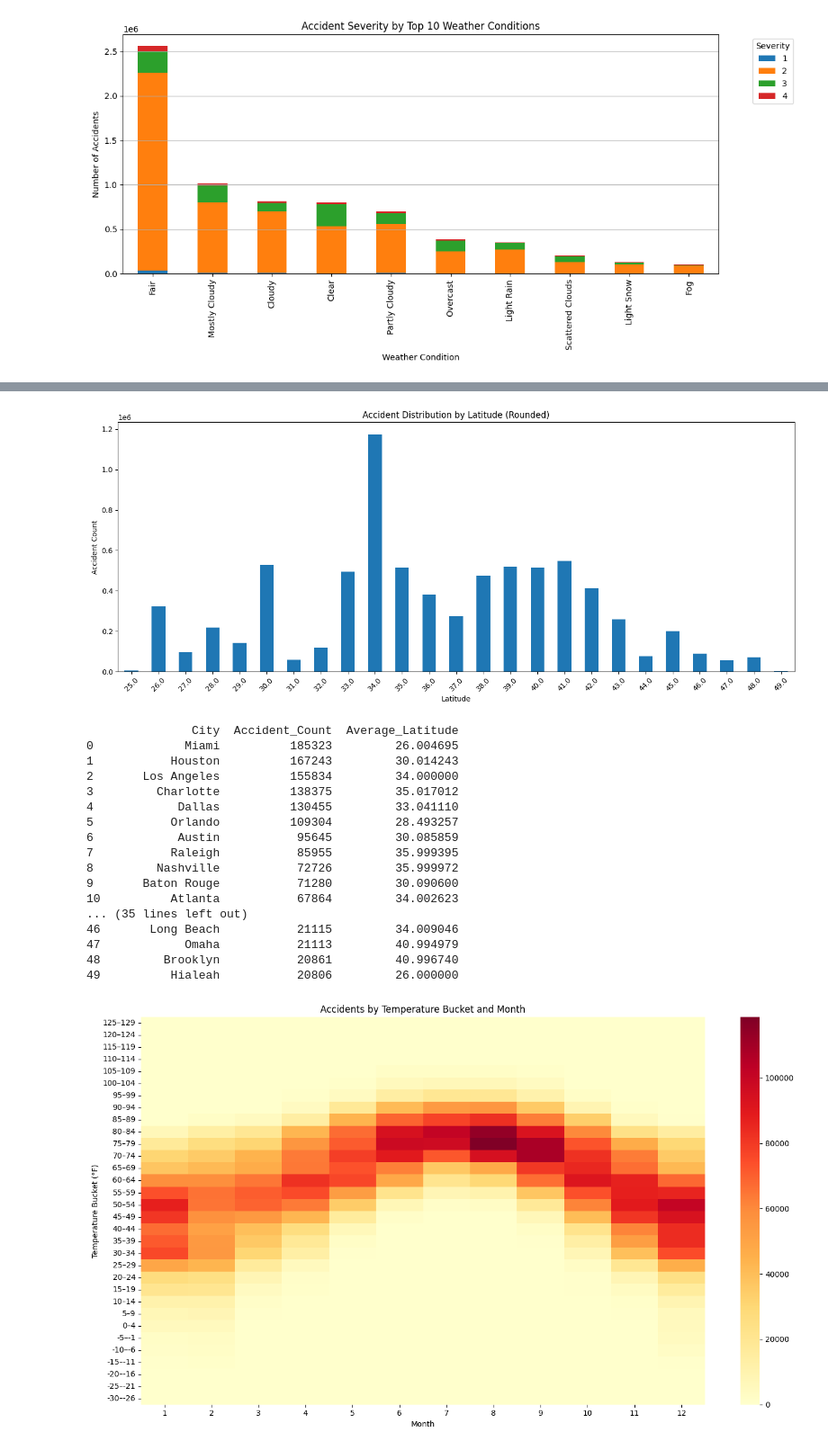
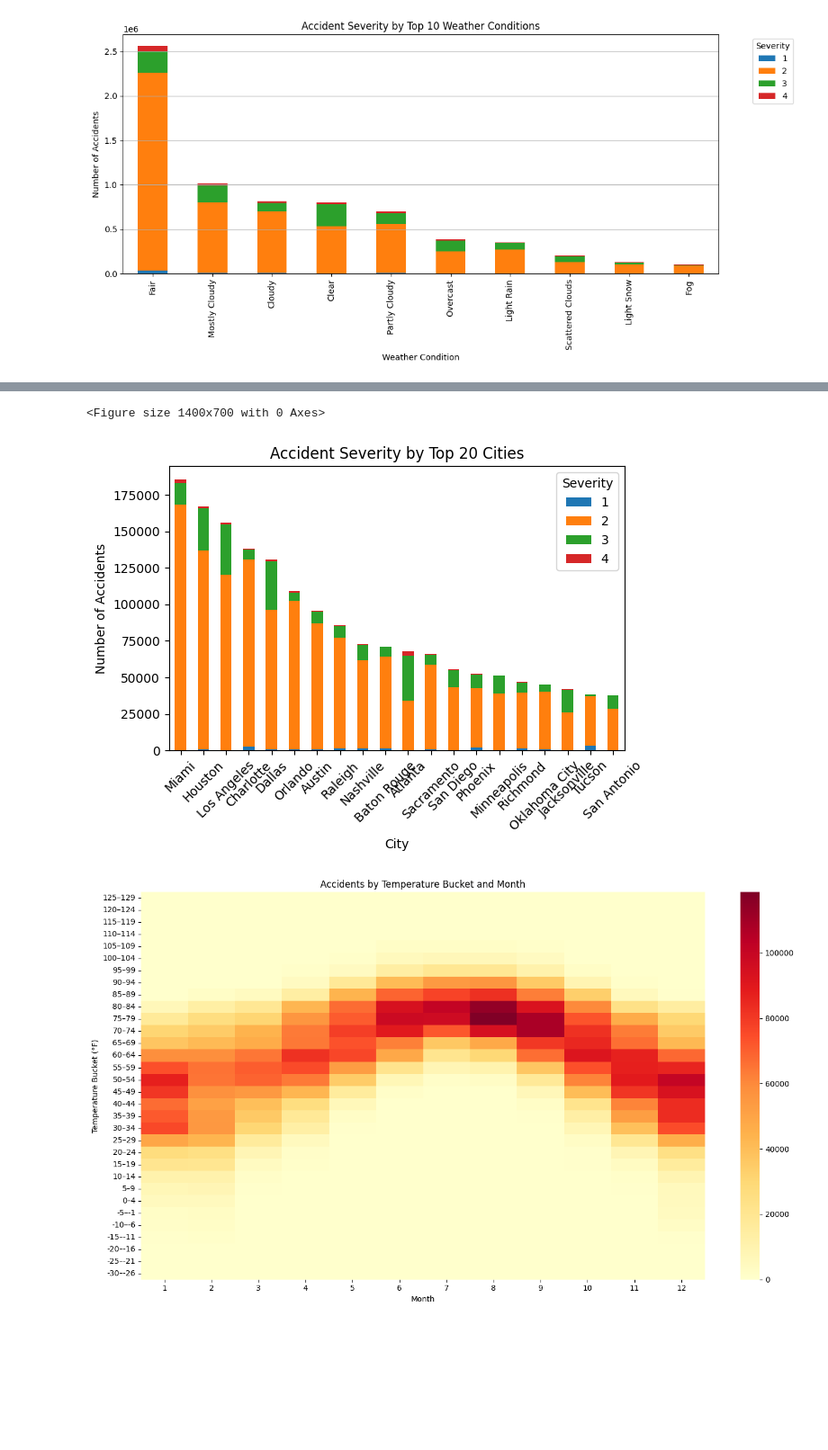
Before and after one commit to stephenliao08/Week11Project, a Jupyter notebook: DS_Capstone_Notebook.ipynb, the cells around one changed output, grey strips where cells are left out. Shown at 90% size. Saved outputs shown, nothing was run; the diff lists cells and outputs as text; code cells hidden in the pictures; blank space fills up the shorter version.

```diff
--- a/DS_Capstone_Notebook.ipynb
+++ b/DS_Capstone_Notebook.ipynb
@@ -175,5 +172,3 @@ df.drop(columns=['Median_State_Humidity'], inplace=True)
-# %%
-df = df[df['Humidity(%)'].notna()]
 # %%
 # Drop Wind_Chill(F)
 df.drop(columns=['Wind_Chill(F)'], inplace=True)
@@ -342,51 +299,29 @@ Name: count, dtype: int64
-# %%
-# Count of accidents per rounded latitude bucket
-lat_counts = df['Start_Lat'].value_counts().sort_index()
-
-# Plot
-plt.figure(figsize=(14, 6))
-lat_counts.plot(kind='bar')
-plt.title('Accident Distribution by Latitude (Rounded)')
-plt.xlabel('Latitude')
-plt.ylabel('Accident Count')
-plt.xticks(rotation=45)
-plt.tight_layout()
-plt.show()
-# %% [output]
-[figure, removed]
-# %%
-# Group by City to compute accident count and average latitude
-top_cities_lat = df.groupby('City').agg({
-    'ID': 'count',
-    'Start_Lat': 'mean'
-}).rename(columns={
-    'ID': 'Accident_Count',
-    'Start_Lat': 'Average_Latitude'
-})
-
-# Sort by accident count and get the top 20
-top_20_cities_lat = top_cities_lat.sort_values(by='Accident_Count', ascending=False).head(50).reset_index()
-
-# Display the result
-print(top_20_cities_lat)
-# %% [output]
-               City  Accident_Count  Average_Latitude
-0             Miami          185323         26.004695
-1           Houston          167243         30.014243
-2       Los Angeles          155834         34.000000
-3         Charlotte          138375         35.017012
-4            Dallas          130455         33.041110
-5           Orlando          109304         28.493257
-6            Austin           95645         30.085859
-7           Raleigh           85955         35.999395
-8         Nashville           72726         35.999972
-9       Baton Rouge           71280         30.090600
-10          Atlanta           67864         34.002623
-... (35 lines left out)
-46       Long Beach           21115         34.009046
-47            Omaha           21113         40.994979
-48         Brooklyn           20861         40.996740
-49          Hialeah           20806         26.000000
+# %%
+# Get top 20 cities by accident count
+top_cities = df['City'].value_counts().head(20).index
+
+# Filter dataframe to include only top 20 cities
+df_top_cities = df[df['City'].isin(top_cities)]
+
+# Create a crosstab for severity counts per city
+severity_by_city = pd.crosstab(df_top_cities['City'], df_top_cities['Severity'])
+
+# Sort cities by total accident count
+severity_by_city = severity_by_city.loc[severity_by_city.sum(axis=1).sort_values(ascending=False).index]
+
+# Plot stacked bar chart
+plt.figure(figsize=(14, 7))
+severity_by_city.plot(kind='bar', stacked=True)
+plt.title('Accident Severity by Top 20 Cities')
+plt.ylabel('Number of Accidents')
+plt.xlabel('City')
+plt.xticks(rotation=45)
+plt.legend(title='Severity')
+plt.tight_layout()
+plt.show()
+# %% [output]
+<Figure size 1400x700 with 0 Axes>
+[figure, added]
 # %%
 # Region map
 region_map = {
```
Also changed, not shown: parts of 46 cells of this notebook.
